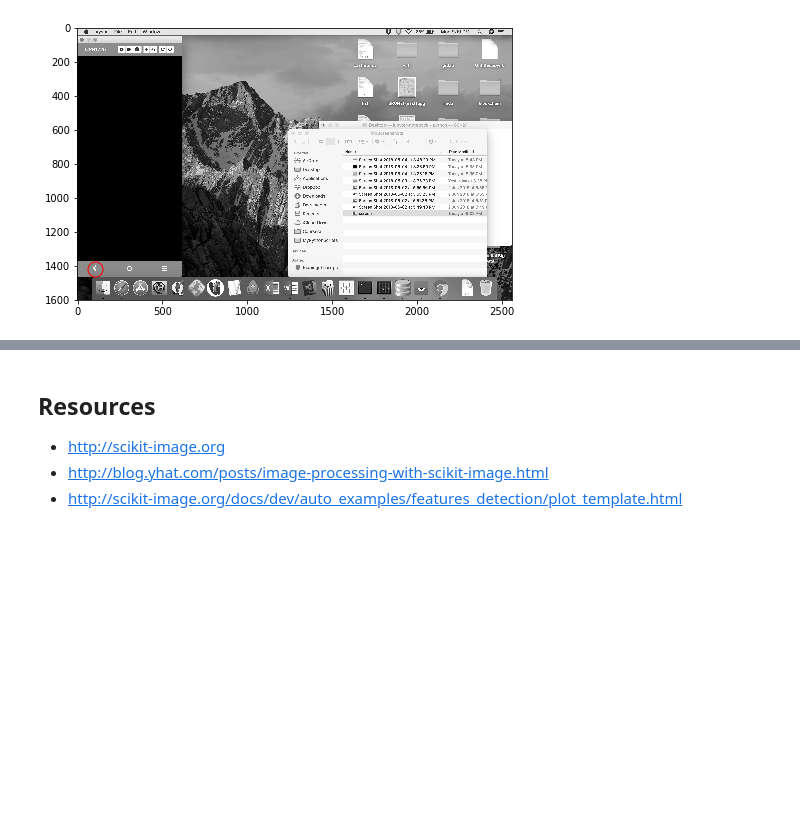
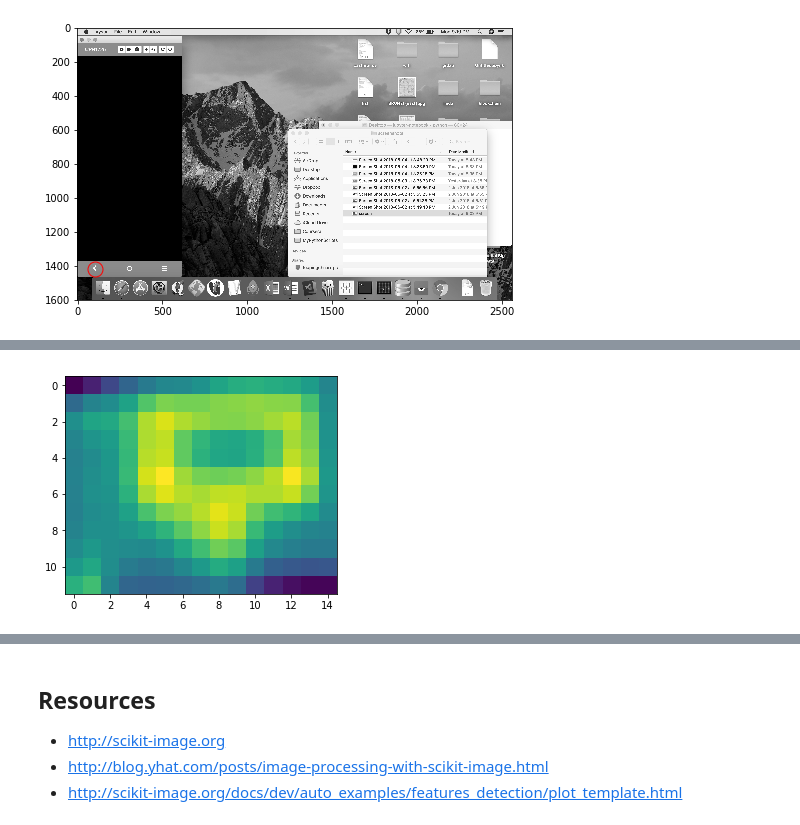
Before and after one commit to mapattacker/cheatsheets, a Jupyter notebook: python/skimage-tutorial.ipynb, the cells around one changed output, grey strips where cells are left out. Drawn from its saved outputs; the diff is of its cells as text; code cells hidden in the pictures; blank space fills up the shorter version.

```diff
--- a/python/skimage-tutorial.ipynb
+++ b/python/skimage-tutorial.ipynb
@@ -237,0 +241,13 @@ plt.plot(x, y, 'o', markeredgecolor='r', markerfacecolor='none', markersize=15);
+# %%
+img = 'Screen Shot 2018-06-02 at 5.49.48 PM.png'
+button = (10,210,1240,690)
+img = imread(img)
+cropped = img[220:650, 10:1230]
+sign = img[415:427, 320:335]
+sign = rgb2gray(sign)
+cropped = rgb2gray(cropped)
+
+# this is the template to match
+plt.imshow(sign);
+# %% [output]
+[figure, added]
```
Also changed, not shown: parts of 3 cells of this notebook, 1 other file.
